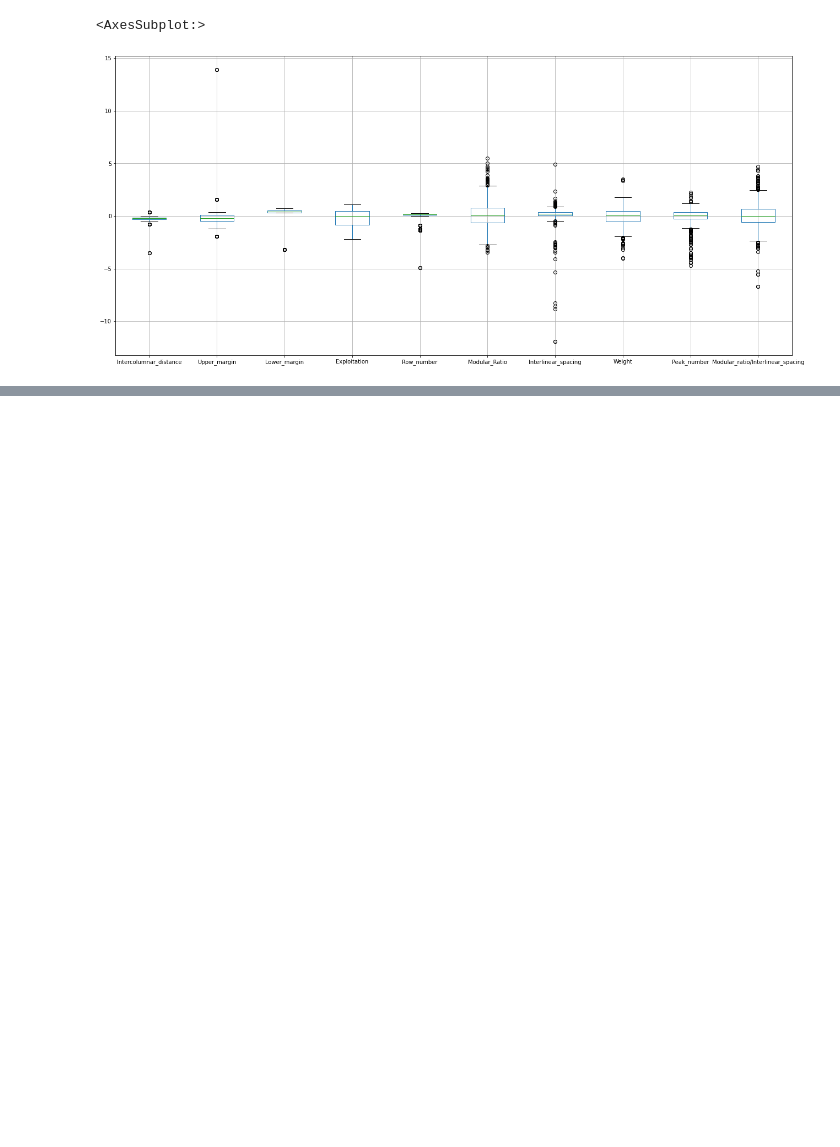
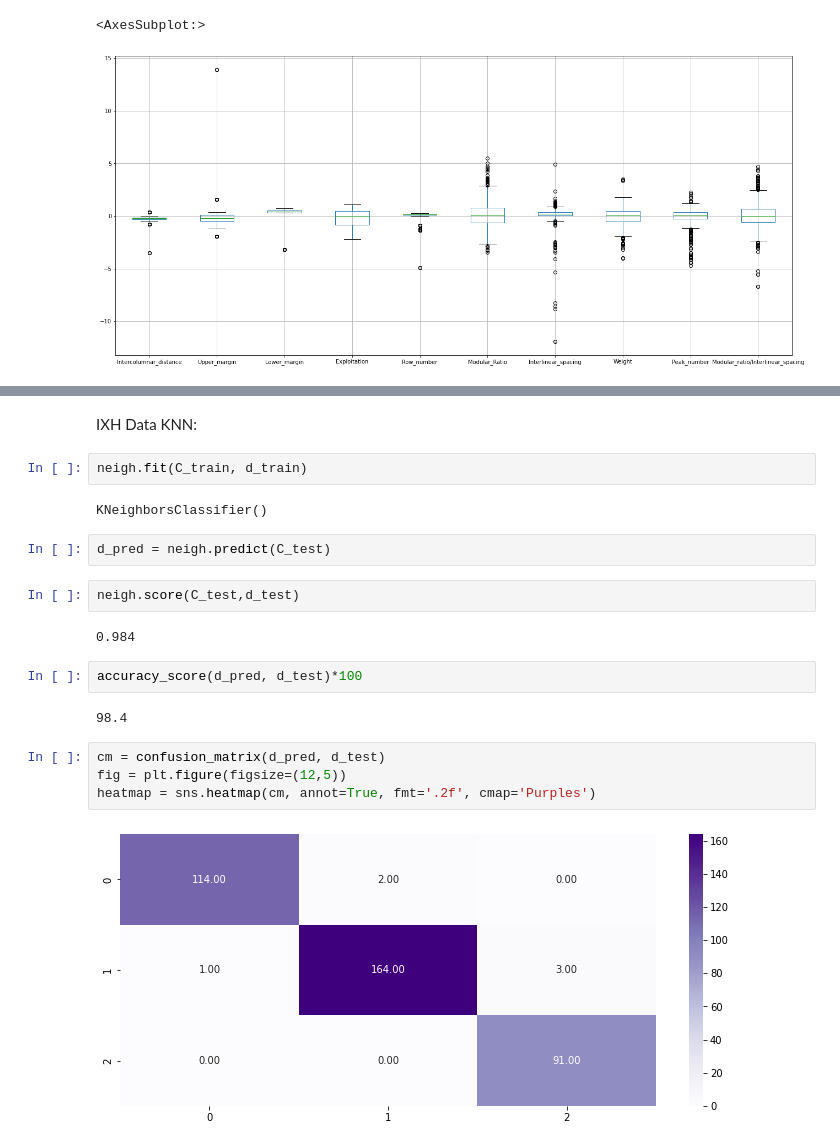
Before and after one commit to HunterWaldridge/DS160_Final_Project_JT_HW, a Jupyter notebook: DS160_Final_Project_JT_HW.ipynb, the cells around one changed output, grey strips where cells are left out. Saved outputs shown, nothing was run; the diff lists cells and outputs as text; blank space fills up the shorter version.

```diff
--- a/DS160_Final_Project_JT_HW.ipynb
+++ b/DS160_Final_Project_JT_HW.ipynb
@@ -446,0 +561,22 @@ weighted avg       0.88      0.87      0.88     10437
+# %% [markdown]
+IXH Data KNN:
+# %%
+neigh.fit(C_train, d_train)
+# %% [output]
+KNeighborsClassifier()
+# %%
+d_pred = neigh.predict(C_test)
+# %%
+neigh.score(C_test,d_test)
+# %% [output]
+0.984
+# %%
+accuracy_score(d_pred, d_test)*100
+# %% [output]
+98.4
+# %%
+cm = confusion_matrix(d_pred, d_test)
+fig = plt.figure(figsize=(12,5))
+heatmap = sns.heatmap(cm, annot=True, fmt='.2f', cmap='Purples')
+# %% [output]
+[figure, added]
```
Also changed, not shown: parts of 83 cells of this notebook.
